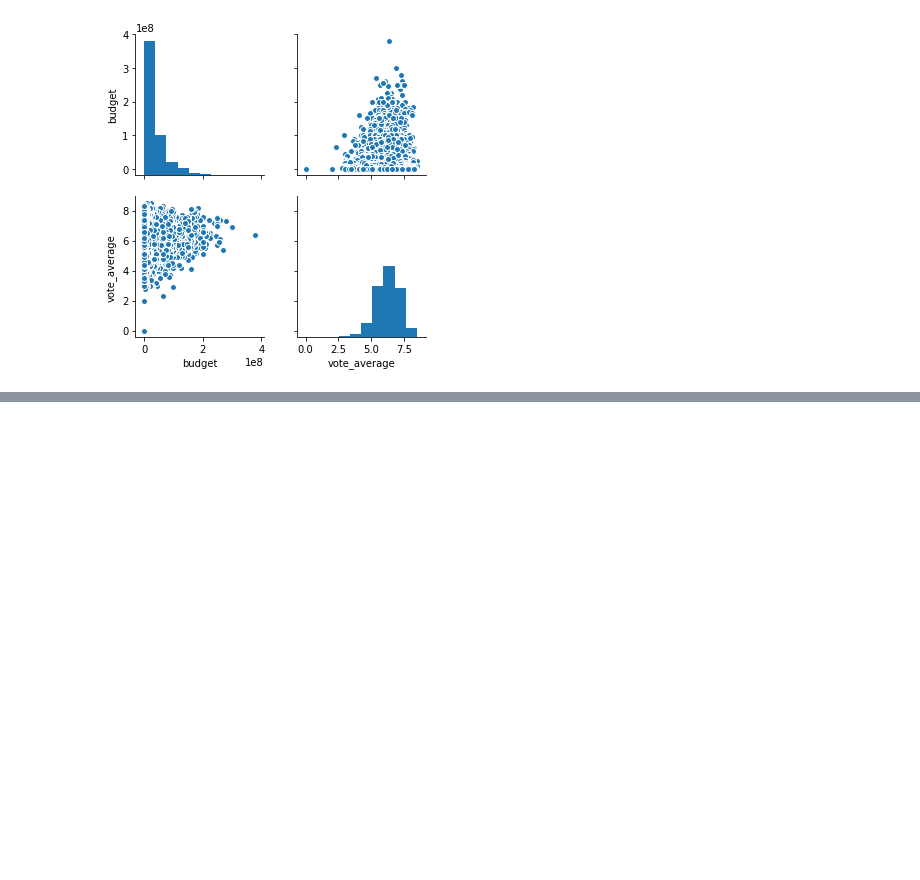
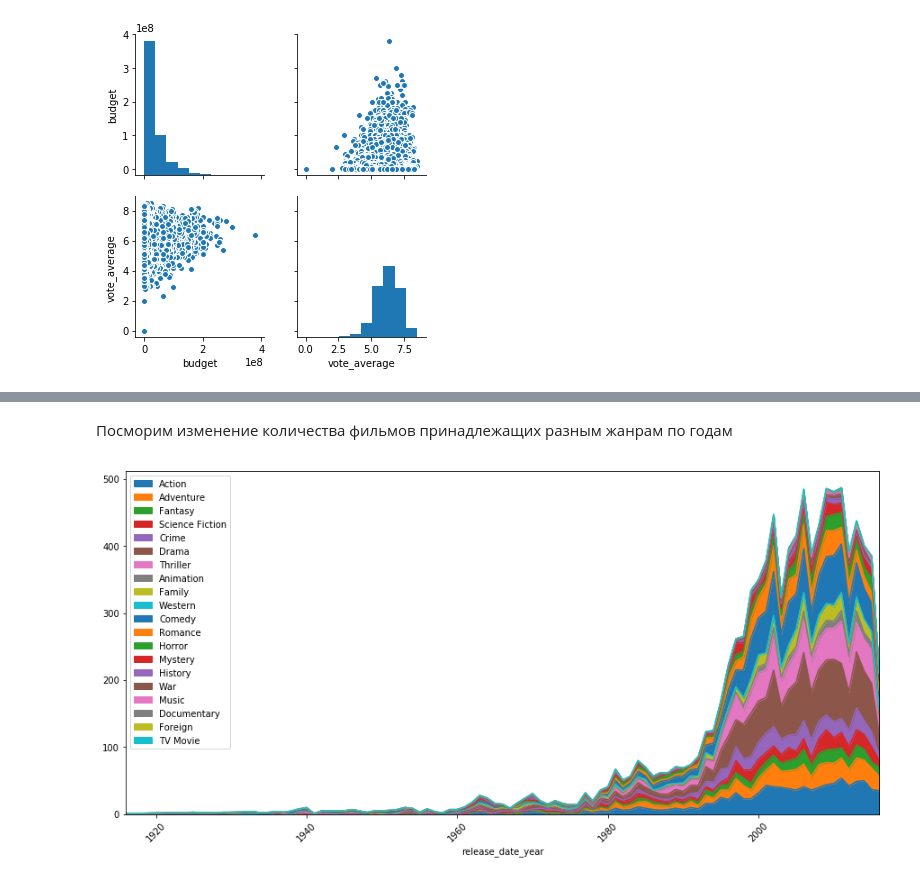
Before and after one commit to rimidalv/school_netology, a Jupyter notebook: part_1/Graphics.ipynb, the cells around one changed output, grey strips where cells are left out. Drawn from its saved outputs; the diff is of its cells as text; code cells hidden in the pictures; blank space fills up the shorter version.

```diff
--- a/part_1/Graphics.ipynb
+++ b/part_1/Graphics.ipynb
@@ -155,0 +163,8 @@ NameError: name 'go' is not defined
+# %%
+def jsonToDict(x):
+    '''
+    Пример json с жанрами:
+    [{"id": 28, "name": "Action"}, {"id": 12,
+    '''
+    js = json.loads(x)
+    return js
@@ -155,0 +173,9 @@ NameError: name 'go' is not defined
+# %%
+data = {}
+
+for index, row in released_years_df.iterrows():
+    js = jsonToDict(row.genres)
+    for i in js:
+        if i['name'] not in data:
+            data[i['name']] = i['name']
+            released_years_df[i['name']] = 0
@@ -155,0 +184,6 @@ NameError: name 'go' is not defined
+# %%
+def applyGenres(x):
+    js = jsonToDict(x.genres)
+    for i in js:
+        x[i['name']] = 1
+    return x
@@ -155,0 +192,2 @@ NameError: name 'go' is not defined
+# %%
+releasedGenres = released_years_df.apply(applyGenres , axis=1)
@@ -155,0 +234,9 @@ NameError: name 'go' is not defined
+# %% [markdown]
+Посморим изменение количества фильмов принадлежащих разным жанрам по годам
+# %%
+rcParams['figure.figsize'] = 15,7
+
+columnsNames = list(data.values())
+r = releasedGenres.groupby('release_date_year')[columnsNames].sum().plot(kind='area', rot=45, stacked=True);
+# %% [output]
+[figure, added]
```
Also changed, not shown: parts of 39 cells of this notebook.
